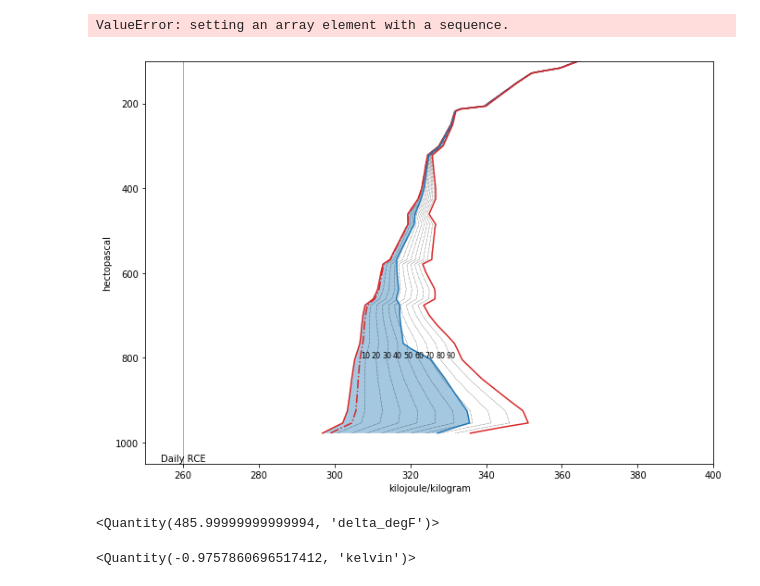
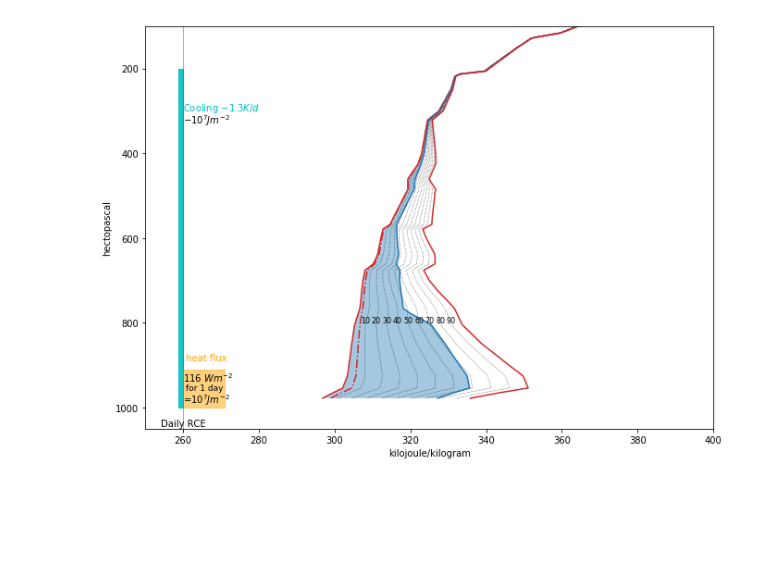
Before and after one commit to jrleeman/aviato, a Jupyter notebook: mass_energy_plot/MEP_initial_implementation.ipynb, the cells around one changed output. Cells and saved outputs as stored; diff of their text form; code cells hidden in the pictures; blank space fills up the shorter version.

```diff
--- a/mass_energy_plot/MEP_initial_implementation.ipynb
+++ b/mass_energy_plot/MEP_initial_implementation.ipynb
@@ -16,6 +109,16 @@ pressure = df['pressure'].values * units(df.units['pressure'])
 temperature = df['temperature'].values * units(df.units['temperature'])
 dewpoint = df['dewpoint'].values * units(df.units['dewpoint'])
 heights = df['height'].values * units(df.units['height'])
+
+# Calculate mixing ratios
+q = mpcalc.mixing_ratio(mpcalc.saturation_vapor_pressure(dewpoint), pressure)
+qs = mpcalc.mixing_ratio(mpcalc.saturation_vapor_pressure(temperature), pressure)
+
+# Calculate variables to plot
+s = dry_static_energy(heights, temperature).to('kJ/kg')
+sv = dry_static_energy(heights, mpcalc.virtual_temperature(temperature, q)).to('kJ/kg')
+h = moist_static_energy(heights, temperature, q).to('kJ/kg')
+hs = moist_static_energy(heights, temperature, qs).to('kJ/kg')
 # %%
 class massEnergyPlot(object):
 
@@ -92,26 +205,16 @@ class massEnergyPlot(object):
 # %%
 mep = massEnergyPlot()
 mep.isohumes()
 
-# Calculate mixing ratios
-q = mpcalc.mixing_ratio(mpcalc.saturation_vapor_pressure(dewpoint), pressure)
-qs = mpcalc.mixing_ratio(mpcalc.saturation_vapor_pressure(temperature), pressure)
-
-# Calculate variables to plot
-s = (g * heights + Cp_d * temperature).to('kJ/kg')
-sv = (g * heights + Cp_d * mpcalc.virtual_temperature(T, q)).to('kJ/kg')
-h = (s + Lv * q).to('kJ/kg')
-hs = (s + Lv * qs).to('kJ/kg')
-
 # Plot the sounding data
-mep.ax.plot(s, p, color='tab:red', linewidth=1.5)
-mep.ax.plot(sv, p, color='tab:red', linestyle='-.')
-mep.ax.plot(h, p, color='tab:blue', linewidth=1.5)
-mep.ax.plot(hs, p, color='tab:red', linewidth=1.5)
-mep.shade_precipitable_water(p, s, h)
+mep.ax.plot(s, pressure, color='tab:red', linewidth=1.5)
+mep.ax.plot(sv, pressure, color='tab:red', linestyle='-.')
+mep.ax.plot(h, pressure, color='tab:blue', linewidth=1.5)
+mep.ax.plot(hs, pressure, color='tab:red', linewidth=1.5)
+mep.shade_precipitable_water(pressure, s, h)
 mep.rce_reference()
 mep.radiative_cooling_reference()
+mep.surface_flux_reference()
 #mep.internal_waves(pressure)
 # %% [output]
-ValueError: setting an array element with a sequence.
-[figure, old version]
+[figure, new version]
@@ -120,8 +220,0 @@ dt = -g / Cp_d * 100 * units.m
-# %%
-(270 * units.degK).to('delta_degF')
-# %% [output]
-<Quantity(485.99999999999994, 'delta_degF')>
-# %%
-dt
-# %% [output]
-<Quantity(-0.9757860696517412, 'kelvin')>
```
Also changed, not shown: parts of 9 cells of this notebook.
